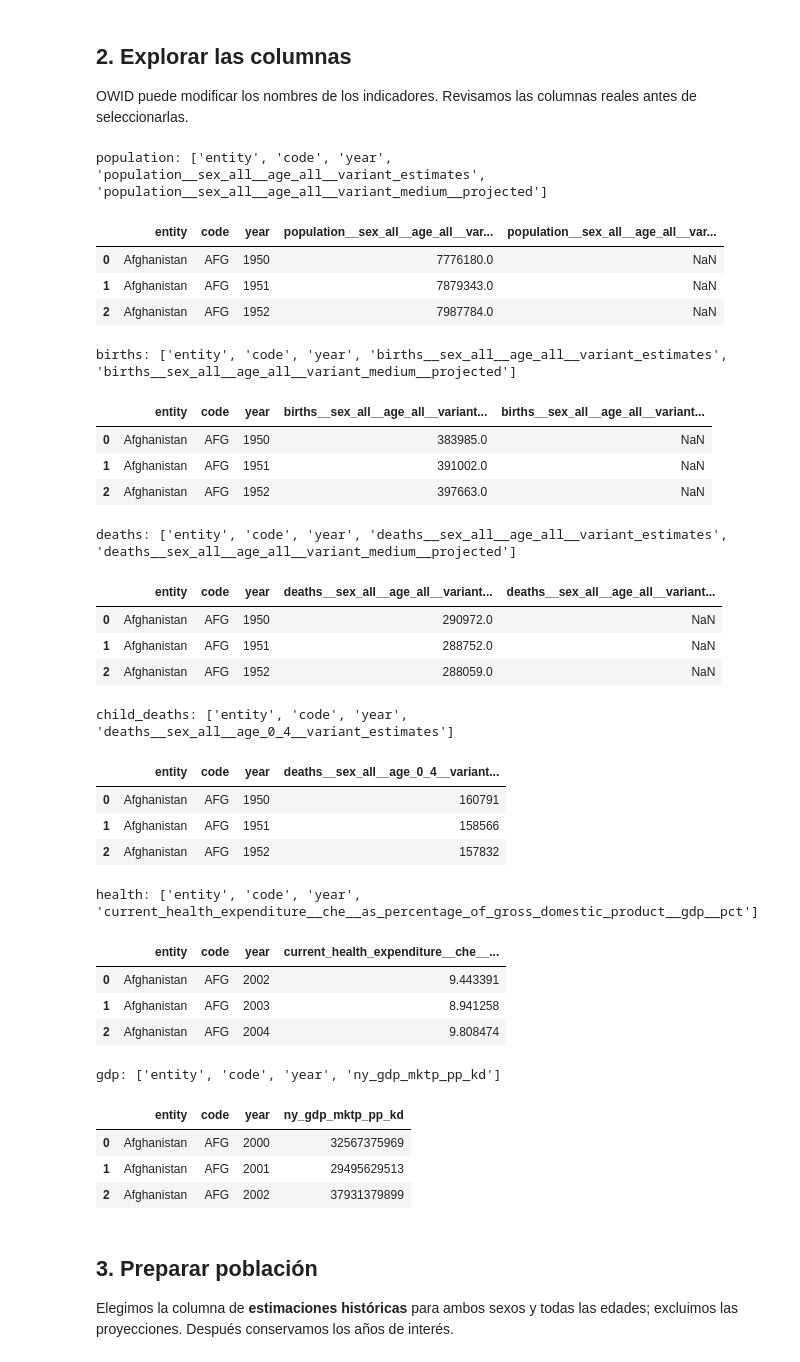
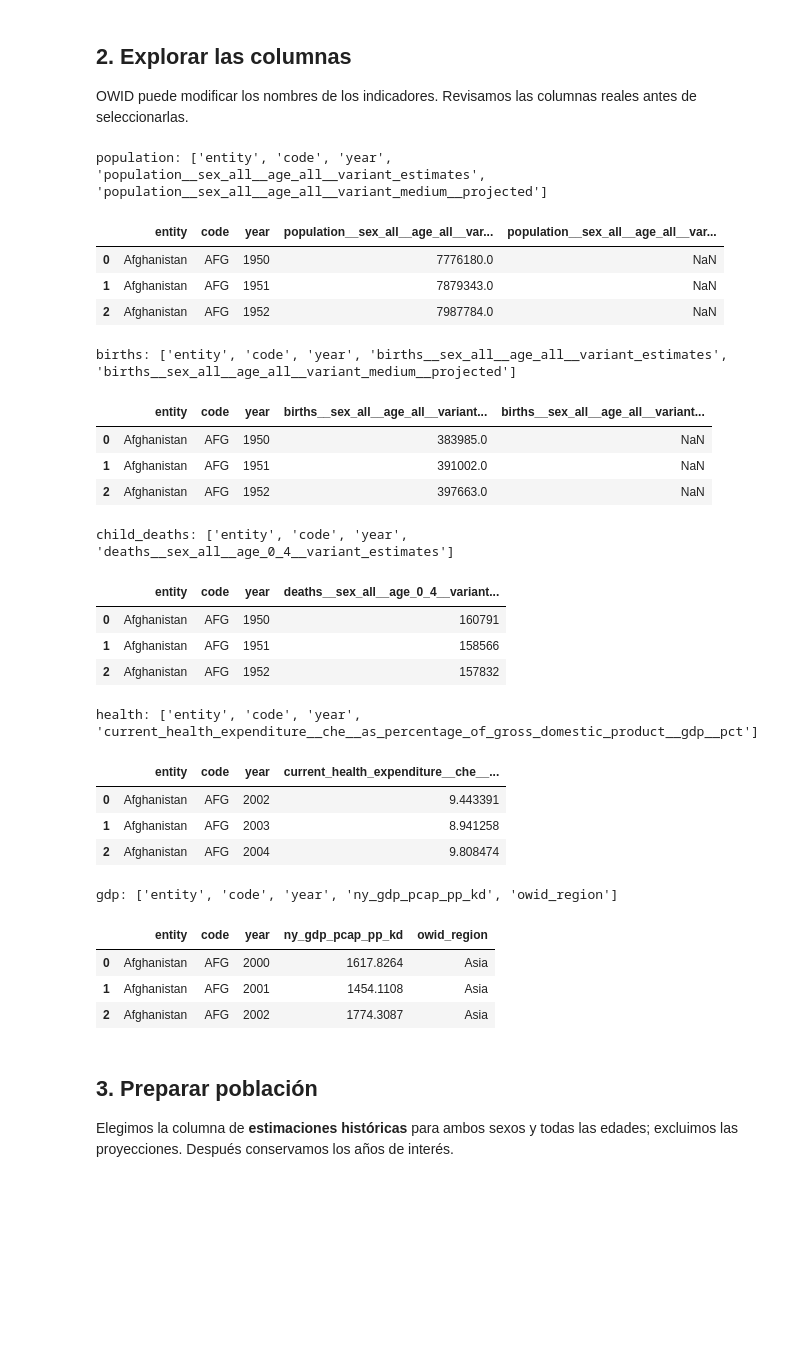
Before and after one commit to 81678pau/BigData, a Jupyter notebook: U3_1_modelos_ml/notebooks/U3_2_Preparacion_dataset.ipynb, the cells around one changed output. Drawn from its saved outputs; the diff is of its cells as text; code cells hidden in the pictures; blank space fills up the shorter version.

```diff
--- a/U3_1_modelos_ml/notebooks/U3_2_Preparacion_dataset.ipynb
+++ b/U3_1_modelos_ml/notebooks/U3_2_Preparacion_dataset.ipynb
@@ -21,7 +21,7 @@ url_births = BASE + "number-of-births-per-year" + SUFIJO
 url_deaths = BASE + "number-of-deaths-per-year" + SUFIJO
 url_child_deaths = BASE + "number-of-child-deaths-unwpp" + SUFIJO
 url_health = BASE + "total-healthcare-expenditure-gdp" + SUFIJO
-url_gdp = BASE + "gdp-worldbank" + SUFIJO
+url_gdp = BASE + "gdp-per-capita-worldbank" + SUFIJO
 
 population = pd.read_csv(url_population, storage_options=OPCIONES_OWID)
 births = pd.read_csv(url_births, storage_options=OPCIONES_OWID)
@@ -52,43 +52,38 @@ OWID puede modificar los nombres de los indicadores. Revisamos las columnas real
 # %%
 for nombre, tabla in [("population", population),
                       ("births", births),
-                      ("deaths", deaths),
+                    #   ("deaths", deaths),
                       ("child_deaths", child_deaths),
                       ("health", health),
                       ("gdp", gdp)]:
     print(f"\n{nombre}: {tabla.columns.tolist()}")
     display(tabla.head(3))
 # %% [output]
 population: ['entity', 'code', 'year', 'population__sex_all__age_all__variant_estimates', 'population__sex_all__age_all__variant_medium__projected']
 |  | entity | code | year | population__sex_all__age_all__var... | population__sex_all__age_all__var... |
 | 0 | Afghanistan | AFG | 1950 | 7776180.0 | NaN |
 | 1 | Afghanistan | AFG | 1951 | 7879343.0 | NaN |
 | 2 | Afghanistan | AFG | 1952 | 7987784.0 | NaN |
 births: ['entity', 'code', 'year', 'births__sex_all__age_all__variant_estimates', 'births__sex_all__age_all__variant_medium__projected']
 |  | entity | code | year | births__sex_all__age_all__variant... | births__sex_all__age_all__variant... |
 | 0 | Afghanistan | AFG | 1950 | 383985.0 | NaN |
 | 1 | Afghanistan | AFG | 1951 | 391002.0 | NaN |
 | 2 | Afghanistan | AFG | 1952 | 397663.0 | NaN |
-deaths: ['entity', 'code', 'year', 'deaths__sex_all__age_all__variant_estimates', 'deaths__sex_all__age_all__variant_medium__projected']
+child_deaths: ['entity', 'code', 'year', 'deaths__sex_all__age_0_4__variant_estimates']
-|  | entity | code | year | deaths__sex_all__age_all__variant... | deaths__sex_all__age_all__variant... |
-| 0 | Afghanistan | AFG | 1950 | 290972.0 | NaN |
-| 1 | Afghanistan | AFG | 1951 | 288752.0 | NaN |
-| 2 | Afghanistan | AFG | 1952 | 288059.0 | NaN |
+|  | entity | code | year | deaths__sex_all__age_0_4__variant... |
+| 0 | Afghanistan | AFG | 1950 | 160791 |
+| 1 | Afghanistan | AFG | 1951 | 158566 |
+| 2 | Afghanistan | AFG | 1952 | 157832 |
-child_deaths: ['entity', 'code', 'year', 'deaths__sex_all__age_0_4__variant_estimates']
+health: ['entity', 'code', 'year', 'current_health_expenditure__che__as_percentage_of_gross_domestic_product__gdp__pct']
-|  | entity | code | year | deaths__sex_all__age_0_4__variant... |
-| 0 | Afghanistan | AFG | 1950 | 160791 |
-| 1 | Afghanistan | AFG | 1951 | 158566 |
-| 2 | Afghanistan | AFG | 1952 | 157832 |
+|  | entity | code | year | current_health_expenditure__che__... |
+| 0 | Afghanistan | AFG | 2002 | 9.443391 |
+| 1 | Afghanistan | AFG | 2003 | 8.941258 |
+| 2 | Afghanistan | AFG | 2004 | 9.808474 |
-health: ['entity', 'code', 'year', 'current_health_expenditure__che__as_percentage_of_gross_domestic_product__gdp__pct']
+gdp: ['entity', 'code', 'year', 'ny_gdp_pcap_pp_kd', 'owid_region']
-|  | entity | code | year | current_health_expenditure__che__... |
-| 0 | Afghanistan | AFG | 2002 | 9.443391 |
-| 1 | Afghanistan | AFG | 2003 | 8.941258 |
-| 2 | Afghanistan | AFG | 2004 | 9.808474 |
+|  | entity | code | year | ny_gdp_pcap_pp_kd | owid_region |
+| 0 | Afghanistan | AFG | 2000 | 1617.8264 | Asia |
+| 1 | Afghanistan | AFG | 2001 | 1454.1108 | Asia |
+| 2 | Afghanistan | AFG | 2002 | 1774.3087 | Asia |
-gdp: ['entity', 'code', 'year', 'ny_gdp_mktp_pp_kd']
-|  | entity | code | year | ny_gdp_mktp_pp_kd |
-| 0 | Afghanistan | AFG | 2000 | 32567375969 |
-| 1 | Afghanistan | AFG | 2001 | 29495629513 |
-| 2 | Afghanistan | AFG | 2002 | 37931379899 |
 # %% [markdown]
 ## 3. Preparar población
 
```
Also changed, not shown: parts of 9 cells of this notebook, 2 other files.
